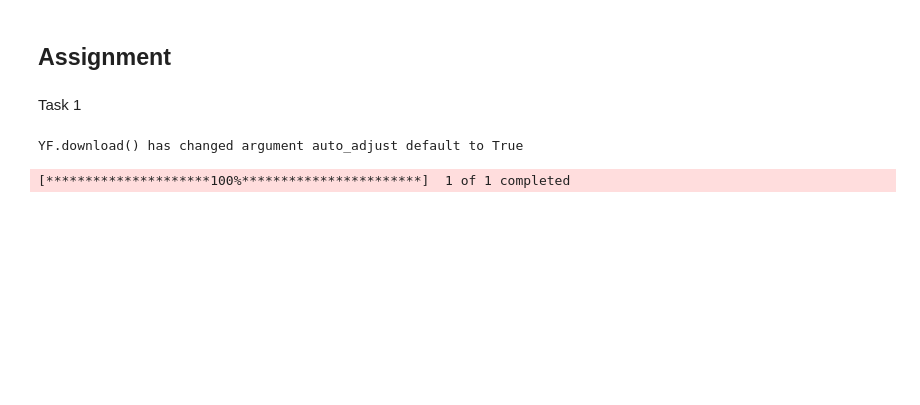
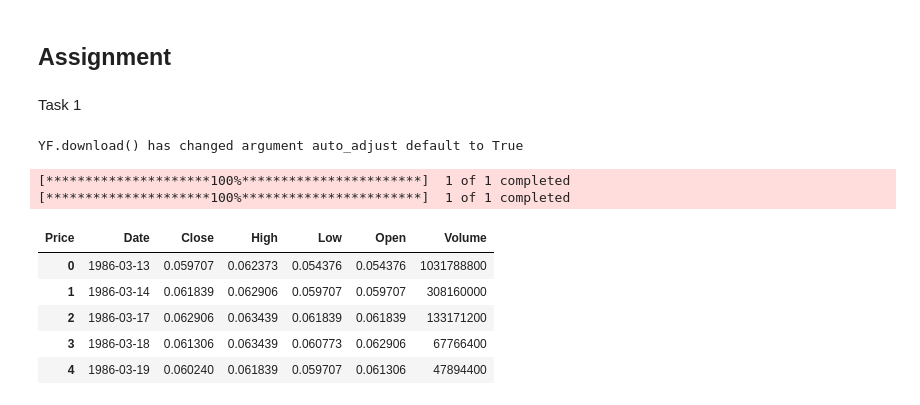
Before and after one commit to amberkhan707/Time-Series-Stock-Analysis, a Jupyter notebook: Assignment.ipynb, the cells around one changed output. Drawn from its saved outputs; the diff is of its cells as text; code cells hidden in the pictures; blank space fills up the shorter version.

```diff
--- a/Assignment.ipynb
+++ b/Assignment.ipynb
@@ -8,7 +8,9 @@ import matplotlib.pyplot as plt
 # %% [markdown]
 Task 1
 # %%
-df = yf.download('MSFT')
+mdf = yf.download('MSFT')
+adf = yf.download('AAPL')
 # %% [output]
 YF.download() has changed argument auto_adjust default to True
 [*********************100%***********************]  1 of 1 completed
+[*********************100%***********************]  1 of 1 completed
@@ -19,3 +20,10 @@ df.columns = df.columns.droplevel(1)
 # %%
-df.head();
+mdf.head()
+# %% [output]
+| Price | Date | Close | High | Low | Open | Volume |
+| 0 | 1986-03-13 | 0.059707 | 0.062373 | 0.054376 | 0.054376 | 1031788800 |
+| 1 | 1986-03-14 | 0.061839 | 0.062906 | 0.059707 | 0.059707 | 308160000 |
+| 2 | 1986-03-17 | 0.062906 | 0.063439 | 0.061839 | 0.061839 | 133171200 |
+| 3 | 1986-03-18 | 0.061306 | 0.063439 | 0.060773 | 0.062906 | 67766400 |
+| 4 | 1986-03-19 | 0.060240 | 0.061839 | 0.059707 | 0.061306 | 47894400 |
 # %%
```
Also changed, not shown: parts of 21 cells of this notebook.
